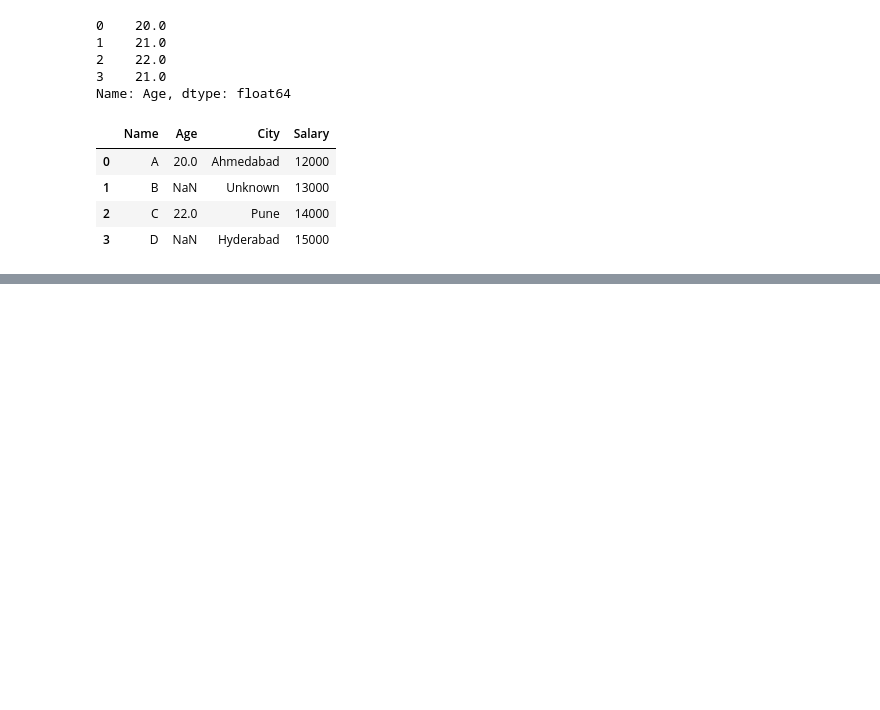
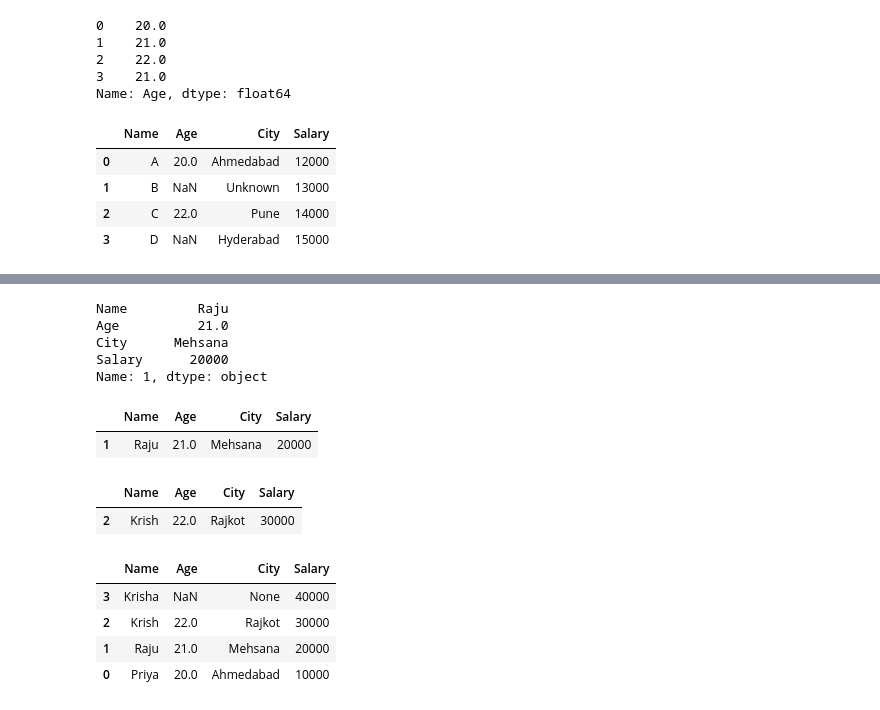
Before and after one commit to PRIYANSHUPATEL7654/TOPS_TECH, a Jupyter notebook: ClASSWORK/PYTHON_LIBRARIES_5_3_26/Pandas/Practice_Questions.ipynb, the cells around one changed output, grey strips where cells are left out. Cells and saved outputs as stored; diff of their text form; code cells hidden in the pictures; blank space fills up the shorter version.

```diff
--- a/ClASSWORK/PYTHON_LIBRARIES_5_3_26/Pandas/Practice_Questions.ipynb
+++ b/ClASSWORK/PYTHON_LIBRARIES_5_3_26/Pandas/Practice_Questions.ipynb
@@ -246,3 +246,30 @@ Name: Age, dtype: float64
 | 1 | B | NaN | Unknown | 13000 |
 | 2 | C | 22.0 | Pune | 14000 |
 | 3 | D | NaN | Hyderabad | 15000 |
+# %%
+# Questions from Pandas_3.ipynb file
+# This set covers:
+# • DataFrame creation
+# • Selection (loc, iloc)
+# • Filtering
+# • Sorting
+# • Missing values
+# • Duplicates
+# • Outliers
+# • Column transformations
+
+# 1) Create a DataFrame with columns:
+# Name, Age, City, Salary
+
+data = pd.DataFrame({
+   "Name" : ["Priya","Raju","Krish","Krisha"],
+   "Age" : [20,21,22,np.NaN],
+   "City" : ["Ahmedabad","Mehsana","Rajkot",None],
+   "Salary" : [10000,20000,30000,40000]
+})
+
+# Tasks:
+# • Display only the Age column
+data["Age"]
+# • Display Name and Salary together
+data[["Name","Salary"]]
@@ -248,0 +282,45 @@ Name: Age, dtype: float64
+# %%
+# 2) Using the same dataset:
+
+# • Select the 3rd row using **iloc**
+data.iloc[2]
+# • Select the Salary of the 2nd row using **loc**
+data.loc[1]
+# %% [output]
+Name         Raju
+Age          21.0
+City      Mehsana
+Salary      20000
+Name: 1, dtype: object
+# %%
+# 3) Filter the dataset:
+
+# • Show rows where Salary > 30000
+data[data["Salary"] > 30000]
+# • Show rows where City is "Mehsana"
+data[data["City"] == "Mehsana"]
+# %% [output]
+|  | Name | Age | City | Salary |
+| 1 | Raju | 21.0 | Mehsana | 20000 |
+# %%
+# 4) Apply multiple conditions:
+
+# • Salary > 10000 AND City = "Rajkot"
+data[(data["Salary"] > 10000) & (data["City"] == "Rajkot")]
+# %% [output]
+|  | Name | Age | City | Salary |
+| 2 | Krish | 22.0 | Rajkot | 30000 |
+# %%
+# 5) Sort the dataset:
+
+# • Sort by Salary in ascending order
+data.sort_values("Salary")
+# • Sort by Salary in descending order
+sorted = data.sort_values("Salary",ascending=False)
+sorted
+# %% [output]
+|  | Name | Age | City | Salary |
+| 3 | Krisha | NaN | None | 40000 |
+| 2 | Krish | 22.0 | Rajkot | 30000 |
+| 1 | Raju | 21.0 | Mehsana | 20000 |
+| 0 | Priya | 20.0 | Ahmedabad | 10000 |
```
Also changed, not shown: parts of 28 cells of this notebook, 12 other files.
